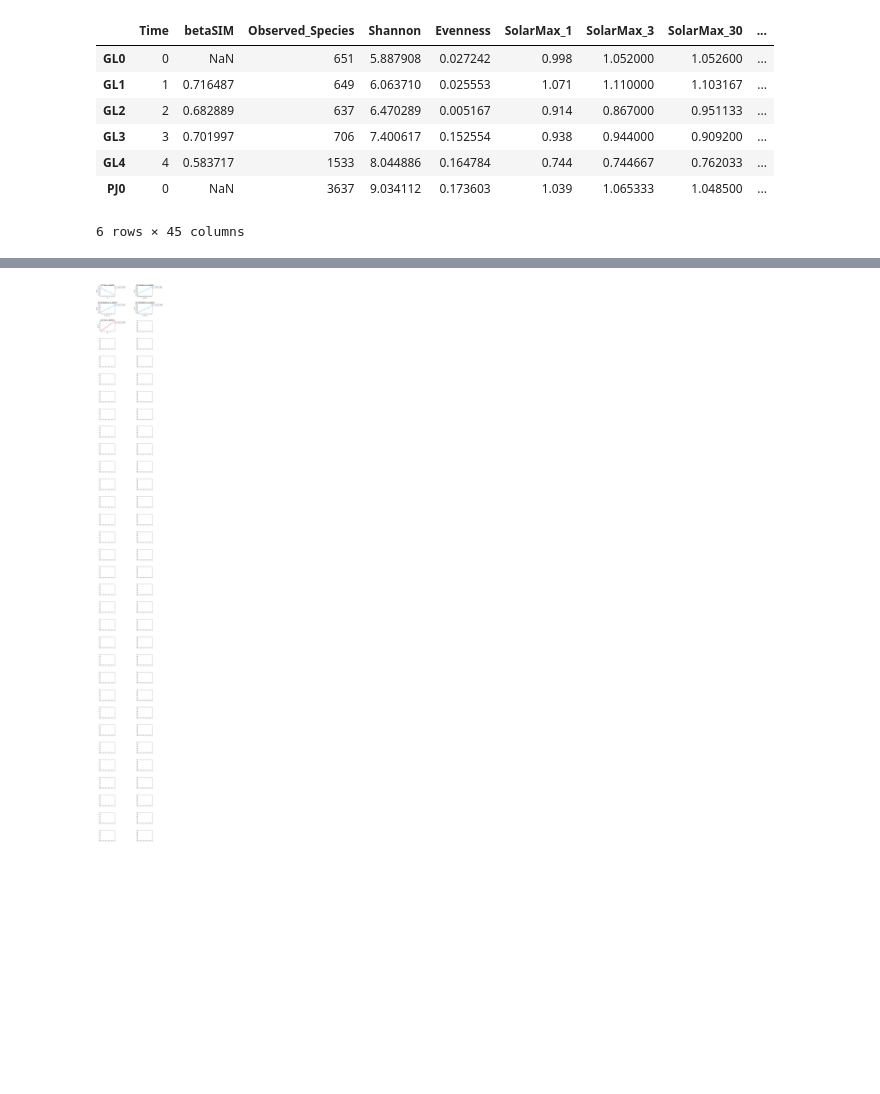
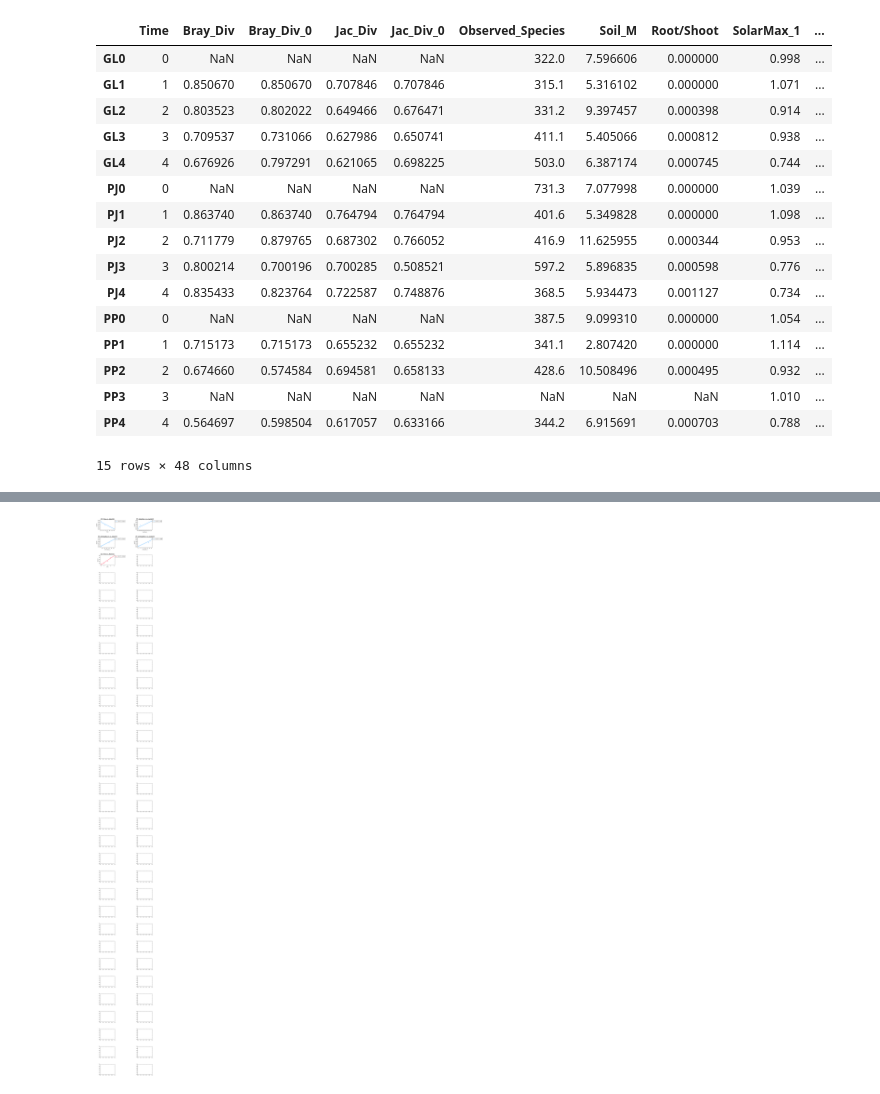
Before and after one commit to bo-maxwell-stevens/drunken-wight, a Jupyter notebook: Monsoon_envs_plotting.ipynb, the cells around one changed output, grey strips where cells are left out. Saved outputs shown, nothing was run; the diff lists cells and outputs as text; code cells hidden in the pictures; blank space fills up the shorter version.

```diff
--- a/Monsoon_envs_plotting.ipynb
+++ b/Monsoon_envs_plotting.ipynb
@@ -12,16 +12,25 @@ cm = plt.get_cmap('gist_rainbow')
 # %%
 final_df = pd.read_csv("full_envars.csv", index_col = 0)
 # %%
-final_df[:6]
+final_df
 # %% [output]
-|  | Time | betaSIM | Observed_Species | Shannon | Evenness | SolarMax_1 | SolarMax_3 | SolarMax_30 | ... |
-| GL0 | 0 | NaN | 651 | 5.887908 | 0.027242 | 0.998 | 1.052000 | 1.052600 | ... |
-| GL1 | 1 | 0.716487 | 649 | 6.063710 | 0.025553 | 1.071 | 1.110000 | 1.103167 | ... |
-| GL2 | 2 | 0.682889 | 637 | 6.470289 | 0.005167 | 0.914 | 0.867000 | 0.951133 | ... |
-| GL3 | 3 | 0.701997 | 706 | 7.400617 | 0.152554 | 0.938 | 0.944000 | 0.909200 | ... |
-| GL4 | 4 | 0.583717 | 1533 | 8.044886 | 0.164784 | 0.744 | 0.744667 | 0.762033 | ... |
-| PJ0 | 0 | NaN | 3637 | 9.034112 | 0.173603 | 1.039 | 1.065333 | 1.048500 | ... |
+|  | Time | Bray_Div | Bray_Div_0 | Jac_Div | Jac_Div_0 | Observed_Species | Soil_M | Root/Shoot | SolarMax_1 | ... |
+| GL0 | 0 | NaN | NaN | NaN | NaN | 322.0 | 7.596606 | 0.000000 | 0.998 | ... |
+| GL1 | 1 | 0.850670 | 0.850670 | 0.707846 | 0.707846 | 315.1 | 5.316102 | 0.000000 | 1.071 | ... |
+| GL2 | 2 | 0.803523 | 0.802022 | 0.649466 | 0.676471 | 331.2 | 9.397457 | 0.000398 | 0.914 | ... |
+| GL3 | 3 | 0.709537 | 0.731066 | 0.627986 | 0.650741 | 411.1 | 5.405066 | 0.000812 | 0.938 | ... |
+| GL4 | 4 | 0.676926 | 0.797291 | 0.621065 | 0.698225 | 503.0 | 6.387174 | 0.000745 | 0.744 | ... |
+| PJ0 | 0 | NaN | NaN | NaN | NaN | 731.3 | 7.077998 | 0.000000 | 1.039 | ... |
+| PJ1 | 1 | 0.863740 | 0.863740 | 0.764794 | 0.764794 | 401.6 | 5.349828 | 0.000000 | 1.098 | ... |
+| PJ2 | 2 | 0.711779 | 0.879765 | 0.687302 | 0.766052 | 416.9 | 11.625955 | 0.000344 | 0.953 | ... |
+| PJ3 | 3 | 0.800214 | 0.700196 | 0.700285 | 0.508521 | 597.2 | 5.896835 | 0.000598 | 0.776 | ... |
+| PJ4 | 4 | 0.835433 | 0.823764 | 0.722587 | 0.748876 | 368.5 | 5.934473 | 0.001127 | 0.734 | ... |
+| PP0 | 0 | NaN | NaN | NaN | NaN | 387.5 | 9.099310 | 0.000000 | 1.054 | ... |
+| PP1 | 1 | 0.715173 | 0.715173 | 0.655232 | 0.655232 | 341.1 | 2.807420 | 0.000000 | 1.114 | ... |
+| PP2 | 2 | 0.674660 | 0.574584 | 0.694581 | 0.658133 | 428.6 | 10.508496 | 0.000495 | 0.932 | ... |
+| PP3 | 3 | NaN | NaN | NaN | NaN | NaN | NaN | NaN | 1.010 | ... |
+| PP4 | 4 | 0.564697 | 0.598504 | 0.617057 | 0.633166 | 344.2 | 6.915691 | 0.000703 | 0.788 | ... |
-6 rows × 45 columns
+15 rows × 48 columns
 # %%
 %matplotlib inline
 # %%
```
Also changed, not shown: parts of 6 cells of this notebook, 27 other files.
